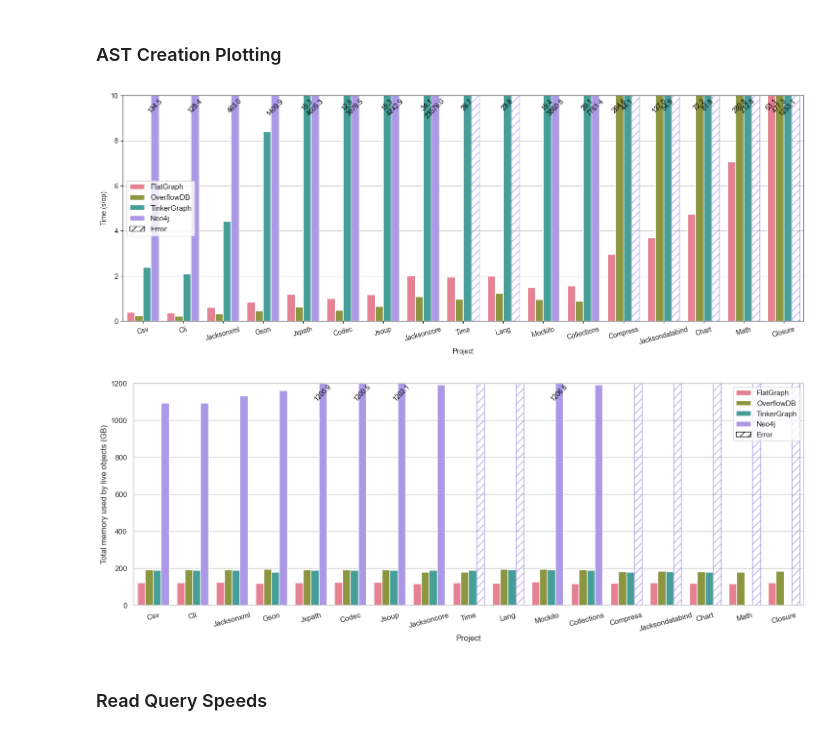
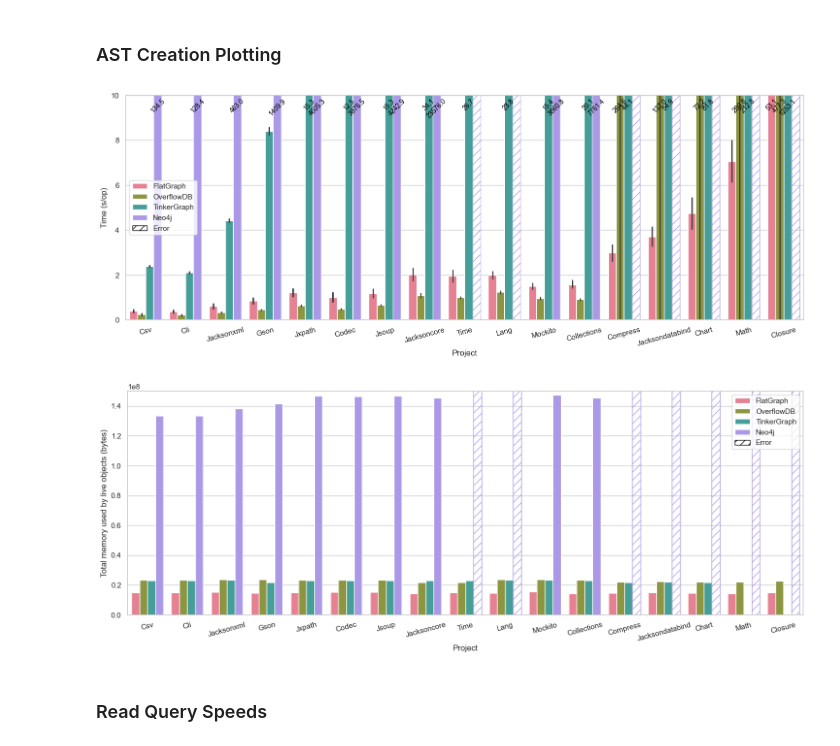
Before and after one commit to plume-oss/benchmarking, a Jupyter notebook: read_write_performance_plots.ipynb, the cells around one changed output. Drawn from its saved outputs; the diff is of its cells as text; code cells hidden in the pictures.

Commit message:
Added some error imputation

```diff
--- a/read_write_performance_plots.ipynb
+++ b/read_write_performance_plots.ipynb
@@ -182,13 +238,15 @@ from matplotlib.patches import Patch
 df = final_df[
     (final_df['Type'] == 'write') & (final_df['Benchmark'] == 'createAst') & (final_df['Mem'] == 8)]
 
+df = impute_error(df)
+
 # Plotting with Seaborn and Matplotlib
 fig, ax1 = plt.subplots(figsize=(18, 6))
 sns.set(style="whitegrid")
 
 # Create the bar plot for createAst
 palette = sns.color_palette("husl", len(df['Database'].unique()))
-sns.barplot(x="Project", y="Score", hue="Database", #yerr=df["Error"],
+sns.barplot(x="Project", y="Score", hue="Database",  #yerr=df["Error"],
             data=df, ax=ax1, palette=palette, order=projects,
             hue_order=databases)
 
@@ -197,7 +255,7 @@ y_limit = 10
 ax1.set_xlabel('Project')
 ax1.set_ylabel(f'Time ({df["Unit"].iloc[0]})')
 # ax1.set_title('AST Creation Speed by Project and Database')
-ax1.set_ylim(top=y_limit)
+ax1.set_ylim(top=y_limit, bottom=0)
 
 for i, patch in enumerate(ax1.patches):
     # Log errors as hatch
@@ -243,17 +301,25 @@ plt.legend(handles=handles, loc='best')
 plt.savefig("rq1-perf.pdf", format='pdf', bbox_inches='tight')
 plt.show()
 # %% [output]
-[figure, old version]
+[figure, new version]
 # %%
 import seaborn as sns
 import matplotlib.pyplot as plt
 from matplotlib.patches import Patch
 
+benchmark_suffix = 'liveObjects'
 df = final_df[
-    (final_df['Type'] == 'write') & (final_df['Benchmark'].str.endswith('liveObjects')) & (final_df['Mem'] == 8)]
+    (final_df['Type'] == 'write') & (final_df['Benchmark'].str.endswith(benchmark_suffix)) & (final_df['Mem'] == 8)]
+
 # Convert to Gb
-df.loc[:, 'Score'] = df['Score'] * (8192 / 1e9)
-df.loc[:, 'Unit'] = 'GB'
+# conversion_factor = get_conversion_factor(df['Unit'].iloc[0])
+# df.loc[:, 'Score'] = df['Score'] * conversion_factor
+# df.loc[:, 'Error'] = df['Error'] * conversion_factor
+# df.loc[:, 'Unit'] = 'GB'
+
+# Create a new dataframe with extra rows for error
+df = impute_error(df)
+
 # Plotting with Seaborn and Matplotlib
 fig, ax1 = plt.subplots(figsize=(18, 6))
 sns.set(style="whitegrid")
@@ -263,58 +329,51 @@ palette = sns.color_palette("husl", len(df['Database'].unique()))
 sns.barplot(x="Project", y="Score", hue="Database", data=df, ax=ax1, palette=palette, order=projects,
             hue_order=databases)
 
-y_limit = 1200
+y_limit = 150_000_000
 # Set labels and title for the first y-axis
 ax1.set_xlabel('Project')
-ax1.set_ylabel(f'Total memory used by live objects ({df["Unit"].iloc[0]})')
+y_label_unit = df["Unit"].iloc[0]
+ax1.set_ylabel(get_mem_y_label_title(benchmark_suffix, y_label_unit))
 # ax1.set_title('AST Creation Speed by Project and Database')
-ax1.set_ylim(top=y_limit)
+ax1.set_ylim(
+    top=y_limit,
+    bottom=0)
 
 for i, patch in enumerate(ax1.patches):
     # Log errors as hatch
     h = int(patch.get_height())
-    if h == int(EXCEPTION * (8192 / 1e9)):
+    if h == int(EXCEPTION):
         original_color = patch.get_facecolor()
         patch.set_hatch('//')
         patch.set_facecolor('none')
         patch.set_edgecolor(original_color)
     elif patch.get_height() >= y_limit:
         # Print labels for those that exceed ylim
         yval = patch.get_height()
         ax1.text(
             patch.get_x() + patch.get_width() / 2,  # X position of the text
             min(yval, ax1.get_ylim()[1]) - 0.1,  # Y position of the text
             f'{yval:.1f}',  # Text label (value of the bar)
             ha='center',  # Horizontal alignment of the text
             va='top',  # Vertical alignment
             color='black',  # Color of the text
             fontsize=10,  # Font size
             rotation=45
         )
-    # else:
-    #     # Add error bars if they do not exceed ylim
-    #     err = df['Error'].iloc[i]
-    #
-    #     # Calculate the center of the bar
-    #     x = patch.get_x() + patch.get_width() / 2
-    #     y = patch.get_height()
-    #
-    #     # Add the error bar
-    #     ax1.errorbar(x, y, yerr=err, fmt='none', c='black', capsize=2)
 
 plt.xticks(rotation=15)
 
 handles, labels = plt.gca().get_legend_handles_labels()
 
 # Add the custom entry
 handles.append(Patch(facecolor='white', edgecolor='black', hatch='//', label='Error'))
 plt.legend(handles=handles, loc='best')
 
 # Show the plot
 plt.savefig("rq1-mem.pdf", format='pdf', bbox_inches='tight')
 plt.show()
 # %% [output]
-[figure, old version]
+[figure, new version]
 # %% [markdown]
 ### Read Query Speeds
 # %%
```
Also changed, not shown: parts of 2 cells of this notebook.
